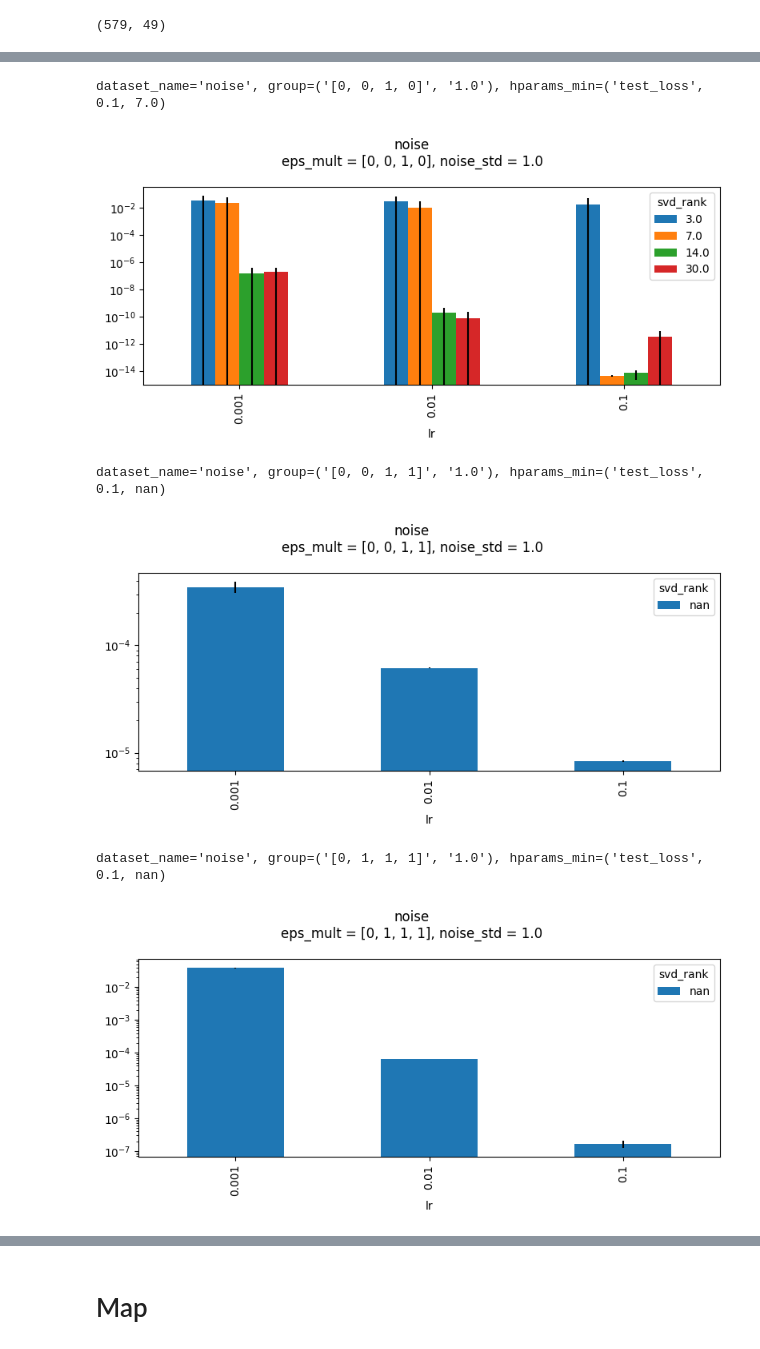
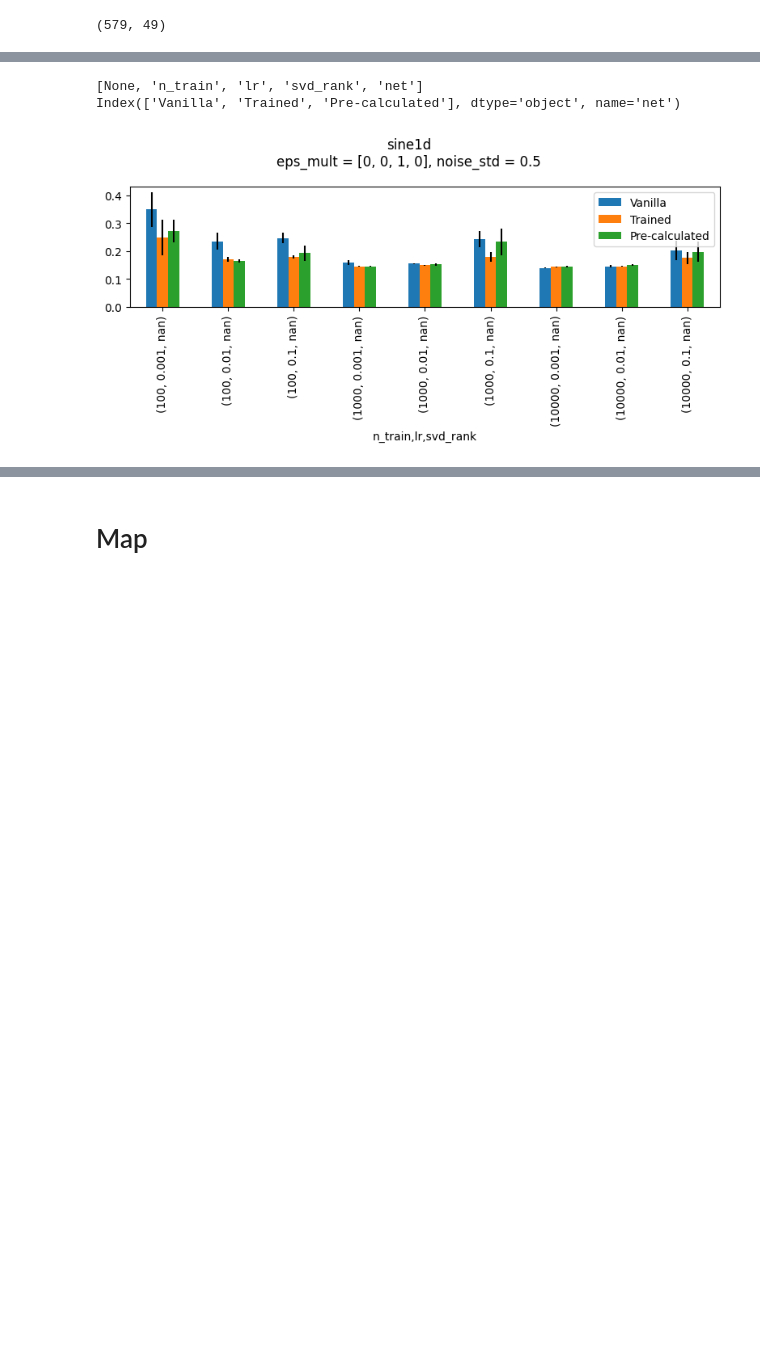
Before and after one commit to elidub/SymPDE, a Jupyter notebook: notebooks_symlie/results_step12.ipynb, the cells around one changed output, grey strips where cells are left out. Drawn from its saved outputs; the diff is of its cells as text; code cells hidden in the pictures; blank space fills up the shorter version.

Commit message:
svd step2

```diff
--- a/notebooks_symlie/results_step12.ipynb
+++ b/notebooks_symlie/results_step12.ipynb
@@ -63,47 +42,44 @@ df
 # %%
 # Select step to analyze
 step = 1
-# step = 2
+step = 2
 
 datasets_new = [
-    # 'sine1d',
+    'sine1d',
     # 'sine2d',
     # 'flower',
     # 'mnist',
-    'noise'
+    # 'noise'
 ]
 
 datasets_inspect = [
     # 'sine1d-noise',
     # 'sine1dlayers',
     # 'sine1dtwo-hparam',
     'noise'
 ]
 datasets = {'results' : datasets_new, 'inspect' : datasets_inspect}[check_df]
 
 default_log = [
     'noise',
     'sine2d',
     # 'flower',
 ]
 
 group_params = ['eps_mult', 'noise_std']
 hyper_params  = ['n_train', 'lr', 'svd_rank', 'net'] if step == 2 else ['lr', 'svd_rank']
 
 d_pivots, ddd, ddd_mean, ddd_std, mins = aggregate_dataset(
     datasets=datasets,
     df = df,
     step = step,
     group_params = group_params,
     hyper_params = hyper_params,
     check_df=check_df,
     default_log=default_log,
     plot_single_pivot=True,
 )
 # %% [output]
-dataset_name='noise', group=('[0, 0, 1, 0]', '1.0'), hparams_min=('test_loss', 0.1, 7.0)
+[None, 'n_train', 'lr', 'svd_rank', 'net']
+Index(['Vanilla', 'Trained', 'Pre-calculated'], dtype='object', name='net')
-[figure, old version]
+[figure, new version]
-dataset_name='noise', group=('[0, 0, 1, 1]', '1.0'), hparams_min=('test_loss', 0.1, nan)
-[figure, removed]
-dataset_name='noise', group=('[0, 1, 1, 1]', '1.0'), hparams_min=('test_loss', 0.1, nan)
-[figure, removed]
```
Also changed, not shown: parts of 8 cells of this notebook, 4 other files.
